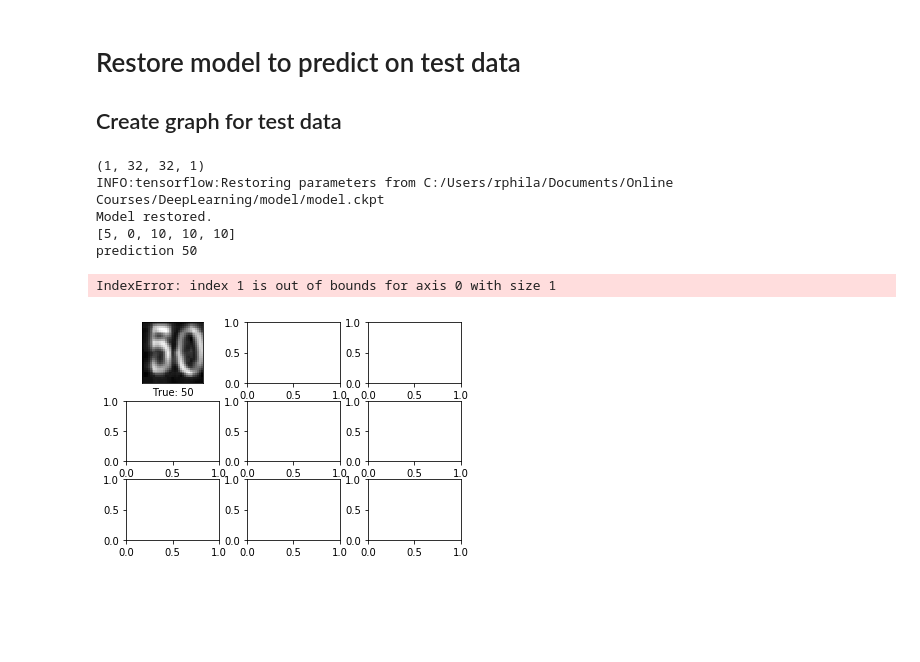
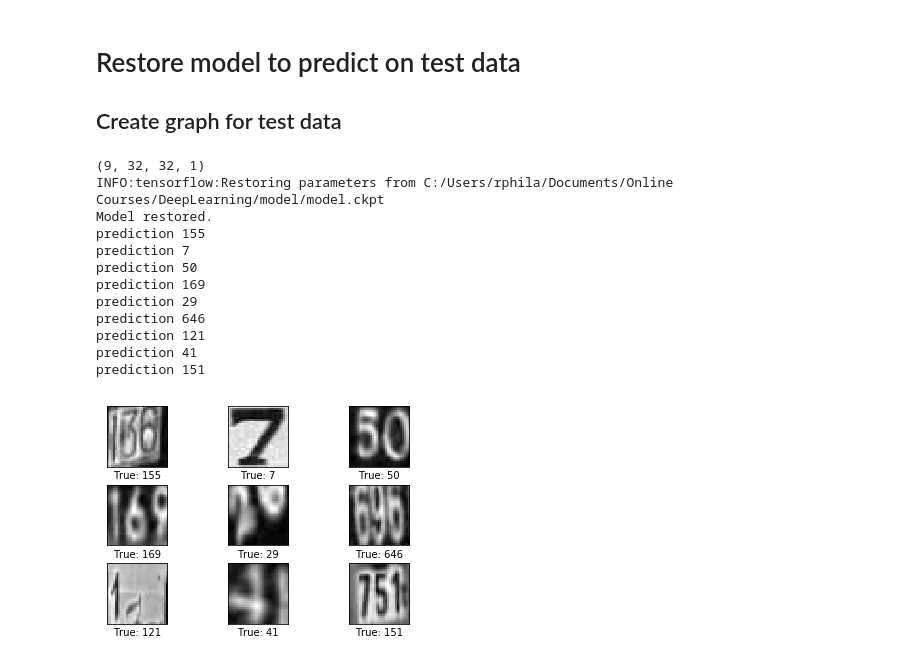
Before and after one commit to rphila/Deep-Learning, a Jupyter notebook: Lesson_7.ipynb, the cells around one changed output. Drawn from its saved outputs; the diff is of its cells as text; code cells hidden in the pictures; blank space fills up the shorter version.

Commit message:
add prediction on test data

```diff
--- a/Lesson_7.ipynb
+++ b/Lesson_7.ipynb
@@ -761,7 +761,7 @@ Time: 30936.89s
 # Restore model to predict on test data
 ## Create graph for test data
 # %%
-#batch_size=1
+test_batch_size=9
 #graph = tf.Graph()
 
 with graph.as_default():
@@ -776,7 +776,7 @@ with graph.as_default():
     #return tf.Variable(initial)
     return tf.get_variable(b_id, initializer = initial)
 
-  tf_test_dataset = tf.placeholder(tf.float32, shape=[1, image_size, image_size, 1])
+  tf_test_dataset = tf.placeholder(tf.float32, shape=[test_batch_size, image_size, image_size, 1])
 
   def conv_layers(layer_num, data, weights, biases, input_size,filter_size, num_filters, valid=False, use_pooling=True):
    # ########
@@ -864,7 +864,7 @@ with graph.as_default():
 # %%
 #tf.reset_default_graph()
 
-test_data = valid_dataset[[2]]
+test_data = valid_dataset[0:test_batch_size]
 print(test_data.shape)
 
 with tf.Session(graph=graph) as session:
@@ -877,27 +877,34 @@ with tf.Session(graph=graph) as session:
         = session.run([test_prediction0, test_prediction1, test_prediction2, test_prediction3
                        , test_prediction4, test_prediction5] , feed_dict=feed_dict)
 
-  pred = []
-  pred.append(pred1[0].tolist().index(max(pred1[0])))
-  pred.append(pred2[0].tolist().index(max(pred2[0])))
-  pred.append(pred3[0].tolist().index(max(pred3[0])))
-  pred.append(pred4[0].tolist().index(max(pred4[0])))
-  pred.append(pred5[0].tolist().index(max(pred5[0])))
-  print(pred)
+  predict_lbl = []
+  for k in range(0, test_batch_size):
+    pred = []
+    pred.append(pred1[k].tolist().index(max(pred1[k])))
+    pred.append(pred2[k].tolist().index(max(pred2[k])))
+    pred.append(pred3[k].tolist().index(max(pred3[k])))
+    pred.append(pred4[k].tolist().index(max(pred4[k])))
+    pred.append(pred5[k].tolist().index(max(pred5[k])))
 
-  predict_lbl =''
-  for i in range(0, pred0[0].tolist().index(max(pred0[0]))):
-    predict_lbl = predict_lbl + str(pred[i])
-
-  print("prediction " + predict_lbl)
+    predict_tmp = ''
+    for i in range(0, pred0[k].tolist().index(max(pred0[k]))):
+      predict_tmp = predict_tmp + str(pred[i])
+    print("prediction " + predict_tmp)
+    predict_lbl.append(predict_tmp)
 # %% [output]
-(1, 32, 32, 1)
+(9, 32, 32, 1)
 INFO:tensorflow:Restoring parameters from C:/Users/rphila/Documents/Online Courses/DeepLearning/model/model.ckpt
 Model restored.
-[5, 0, 10, 10, 10]
+prediction 155
+prediction 7
 prediction 50
+prediction 169
+prediction 29
+prediction 646
+prediction 121
+prediction 41
+prediction 151
 # %%
-plot_images(images=test_data, cls_true=[predict_lbl])
+plot_images(images=test_data, cls_true=predict_lbl)
 # %% [output]
-IndexError: index 1 is out of bounds for axis 0 with size 1
-[figure, old version]
+[figure, new version]
```
